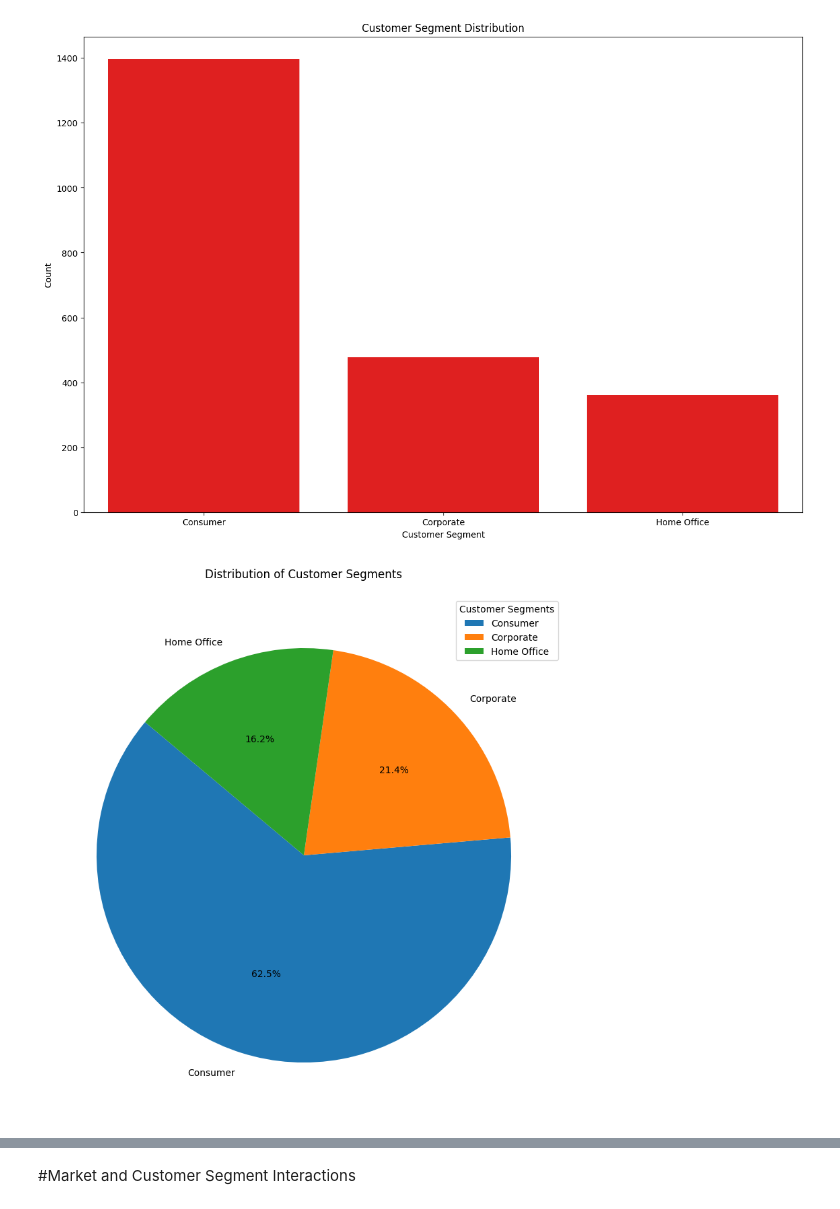
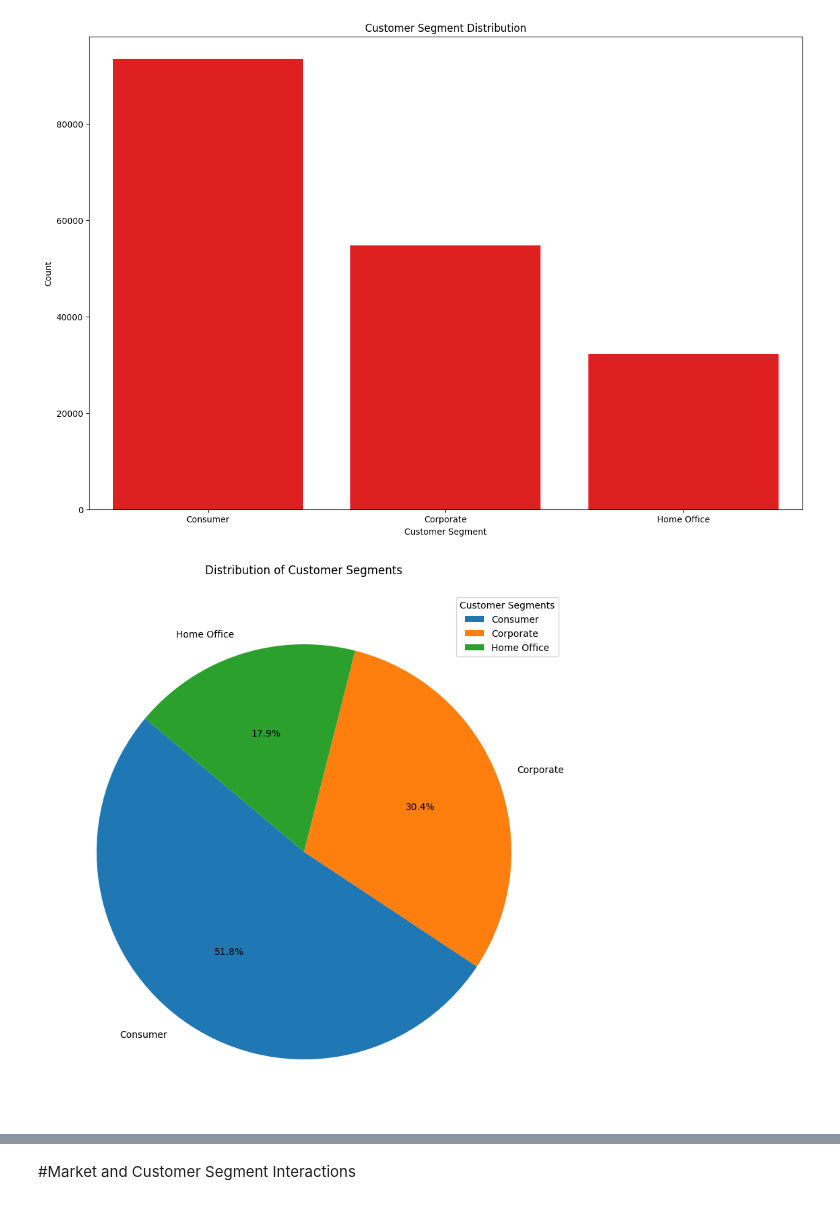
Before and after one commit to akshan-main/supplychain, a Jupyter notebook: supplychaineda.ipynb, the cells around one changed output, grey strips where cells are left out. Cells and saved outputs as stored; diff of their text form; code cells hidden in the pictures.

```diff
--- a/supplychaineda.ipynb
+++ b/supplychaineda.ipynb
@@ -4,18 +4,18 @@ import numpy as np
 import matplotlib.pyplot as plt
 import seaborn as sns
 # %%
-df=pd.read_csv('sc.csv', encoding='ISO-8859-1')
+supply=pd.read_csv('/content/DataCoSupplyChainDataset.csv', encoding='ISO-8859-1')
 # %%
-customer_segment_counts = df['Customer Segment'].value_counts()
-market_counts = df['Market'].value_counts()
+customer_segment_counts = supply['Customer Segment'].value_counts()
+market_counts = supply['Market'].value_counts()
 plt.figure(figsize=(15, 10))
 sns.barplot(x=customer_segment_counts.index, y=customer_segment_counts.values, color='red')
 plt.title('Customer Segment Distribution')
 plt.xlabel('Customer Segment')
 plt.ylabel('Count')
 plt.show()
 # %% [output]
-[figure, old version]
+[figure, new version]
 # %%
 plt.figure(figsize=(15, 10))
 plt.pie(customer_segment_counts, labels=customer_segment_counts.index, autopct='%1.1f%%', startangle=140)
@@ -23,5 +23,5 @@ plt.title('Distribution of Customer Segments',loc='center', pad=20)
 plt.legend(customer_segment_counts.index, title='Customer Segments', loc='best')
 plt.show()
 # %% [output]
-[figure, old version]
+[figure, new version]
 # %%
```
Also changed, not shown: parts of 28 cells of this notebook.
